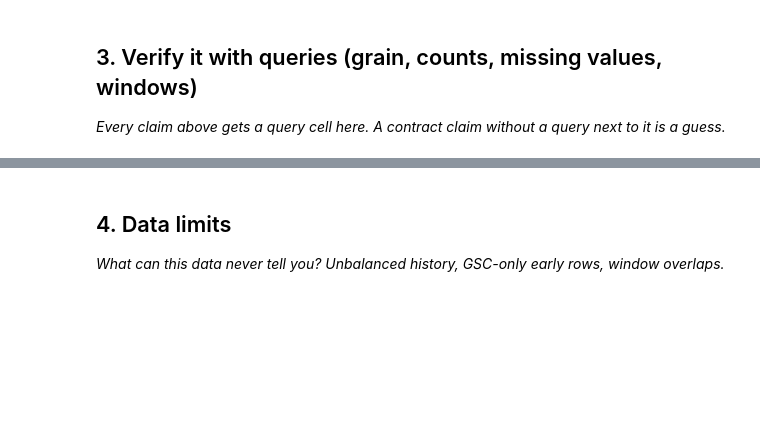
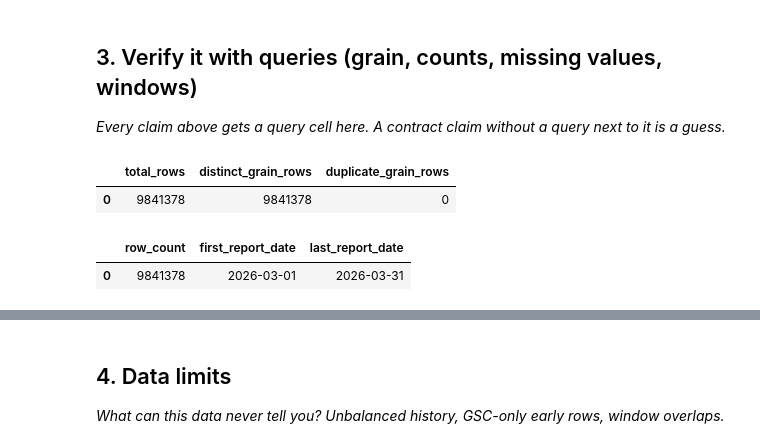
Before and after one commit to payalpawar4/flyrank-internship-ml, a Jupyter notebook: work/notebooks/w03_data_contract.ipynb, the cells around one changed output, grey strips where cells are left out. Drawn from its saved outputs; the diff is of its cells as text; code cells hidden in the pictures; blank space fills up the shorter version.

```diff
--- a/work/notebooks/w03_data_contract.ipynb
+++ b/work/notebooks/w03_data_contract.ipynb
@@ -27,3 +126,37 @@ This skeleton is yours to fill. Work the sections **in order** — each one has
 # %%
 # This cell is for CODE (numbers, a query, a check).
 # Write your text answer in the cell ABOVE this one — typing sentences here breaks Run All.
+# %%
+# Query 1 — Verify the grain:
+# one row should represent one report_date + client + content item.
+
+grain_check = con.sql(f"""
+SELECT
+    COUNT(*) AS total_rows,
+    COUNT(DISTINCT report_date || '|' || client_hash_id || '|' || content_hash_id)
+        AS distinct_grain_rows,
+    COUNT(*) - COUNT(DISTINCT report_date || '|' || client_hash_id || '|' || content_hash_id)
+        AS duplicate_grain_rows
+FROM {TABLE_PATH}
+""").df()
+
+display(grain_check)
+# %% [output]
+|  | total_rows | distinct_grain_rows | duplicate_grain_rows |
+| 0 | 9841378 | 9841378 | 0 |
+# %%
+# Query 2 — March row count and observed date span
+
+date_check = con.sql(f"""
+SELECT
+    COUNT(*) AS row_count,
+    MIN(report_date) AS first_report_date,
+    MAX(report_date) AS last_report_date
+FROM {TABLE_PATH}
+WHERE month = '2026-03'
+""").df()
+
+display(date_check)
+# %% [output]
+|  | row_count | first_report_date | last_report_date |
+| 0 | 9841378 | 2026-03-01 | 2026-03-31 |
```
Also changed, not shown: parts of 9 cells of this notebook.
